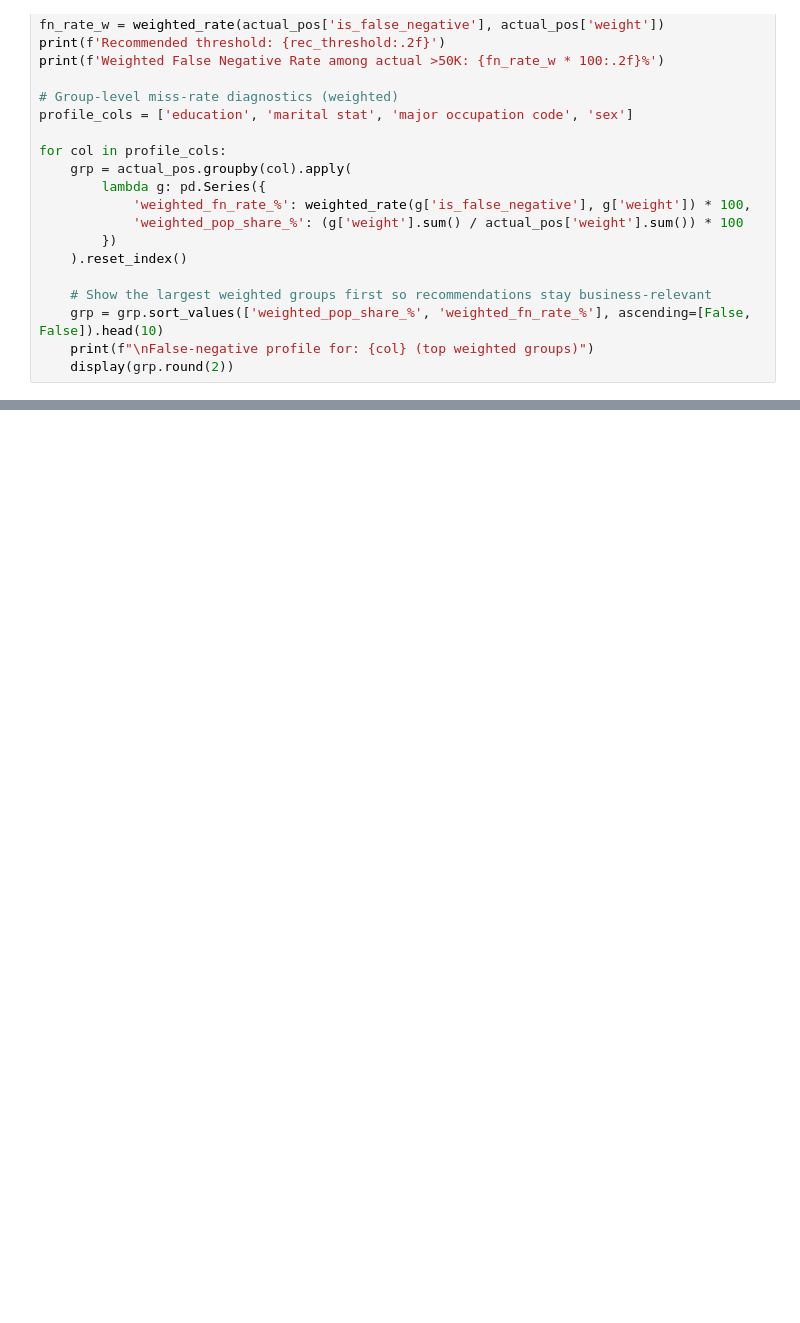
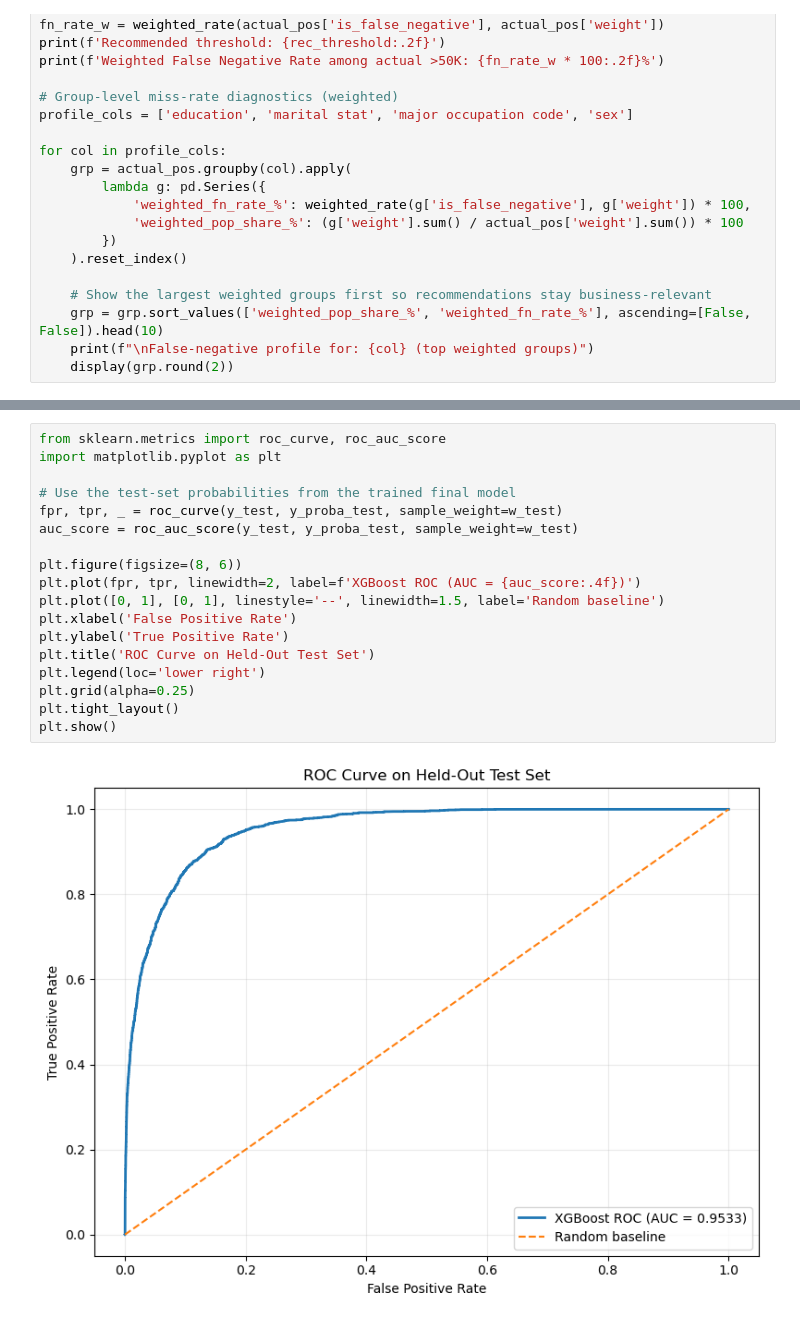
Before and after one commit to LiuXingyu627/takeHomeProject, a Jupyter notebook: classification.ipynb, the cells around one changed output, grey strips where cells are left out. Drawn from its saved outputs; the diff is of its cells as text; blank space fills up the shorter version.

```diff
--- a/classification.ipynb
+++ b/classification.ipynb
@@ -714,0 +713,20 @@ This combined framework turns your two notebooks into one client-ready decision
+# %%
+from sklearn.metrics import roc_curve, roc_auc_score
+import matplotlib.pyplot as plt
+
+# Use the test-set probabilities from the trained final model
+fpr, tpr, _ = roc_curve(y_test, y_proba_test, sample_weight=w_test)
+auc_score = roc_auc_score(y_test, y_proba_test, sample_weight=w_test)
+
+plt.figure(figsize=(8, 6))
+plt.plot(fpr, tpr, linewidth=2, label=f'XGBoost ROC (AUC = {auc_score:.4f})')
+plt.plot([0, 1], [0, 1], linestyle='--', linewidth=1.5, label='Random baseline')
+plt.xlabel('False Positive Rate')
+plt.ylabel('True Positive Rate')
+plt.title('ROC Curve on Held-Out Test Set')
+plt.legend(loc='lower right')
+plt.grid(alpha=0.25)
+plt.tight_layout()
+plt.show()
+# %% [output]
+[figure, added]
```
Also changed, not shown: parts of 4 cells of this notebook, 2 other files.
